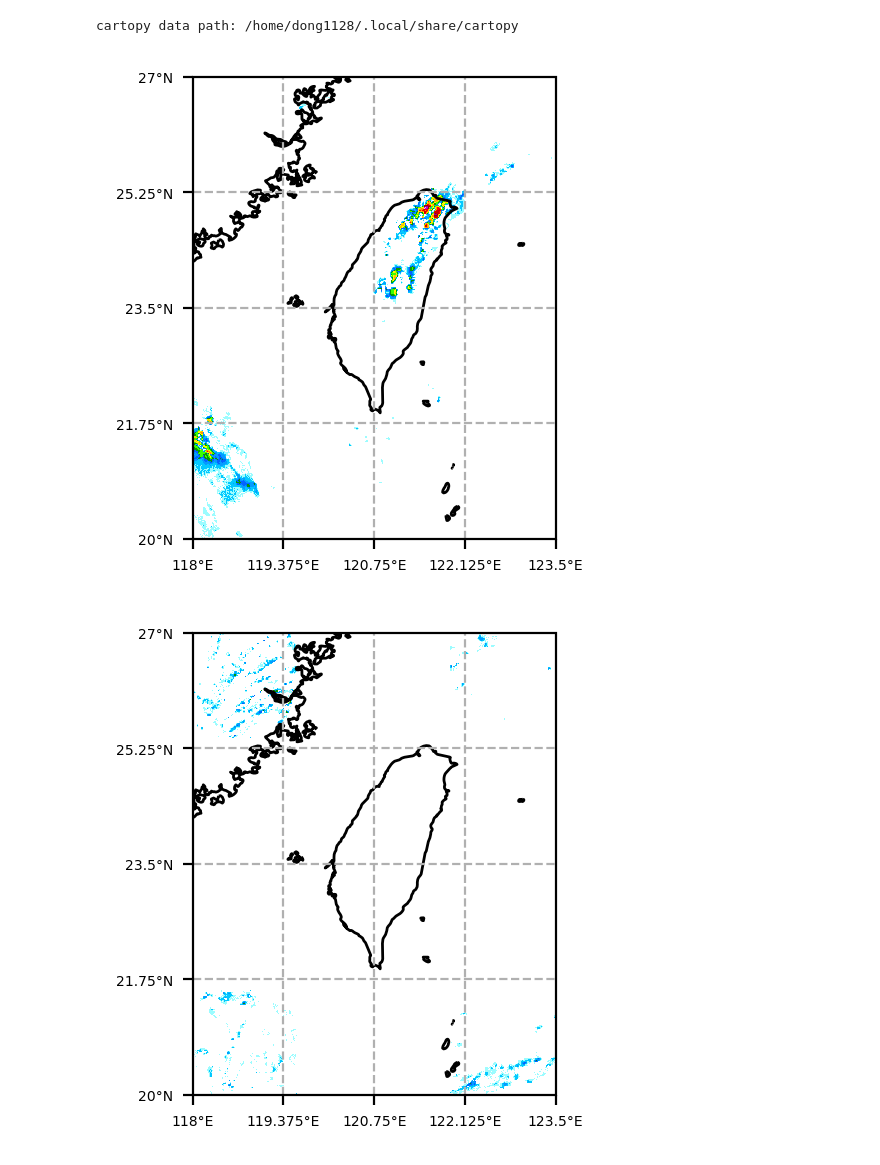
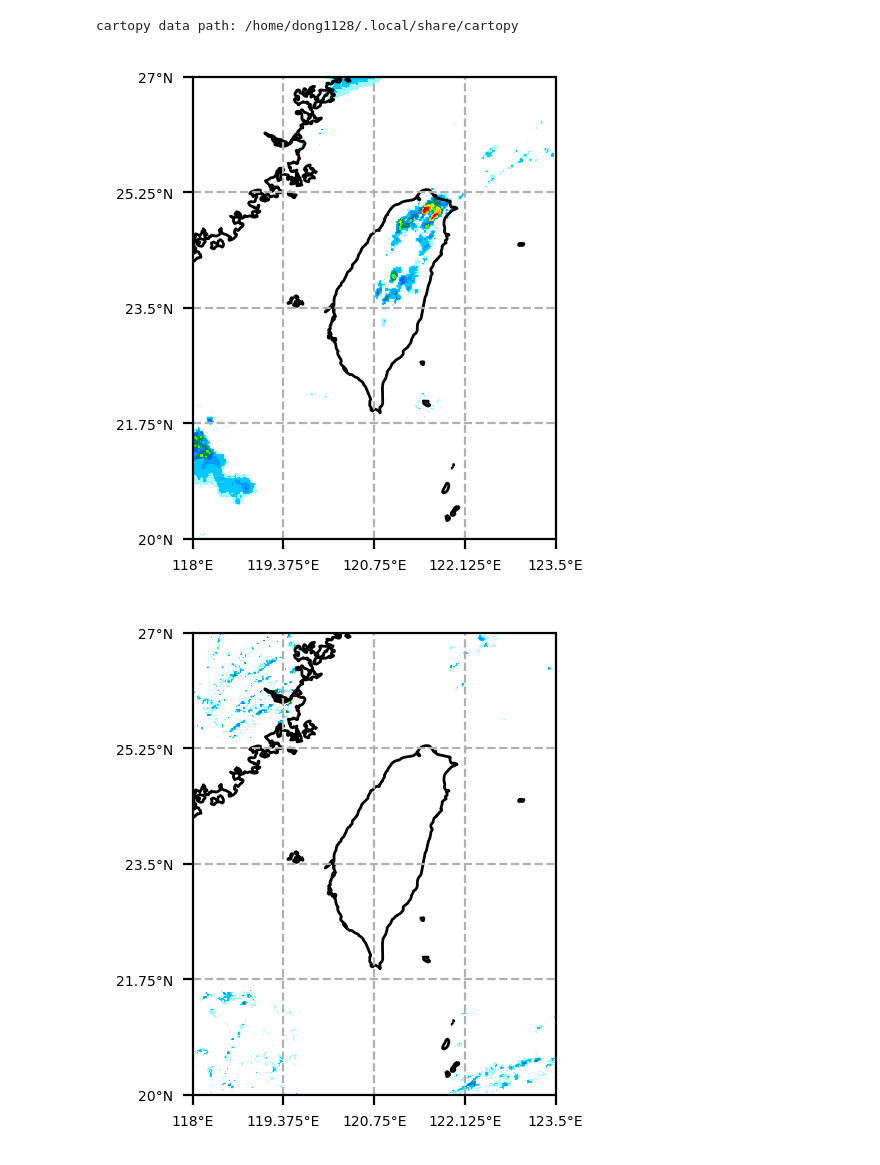
Before and after one commit to Chia-Tung/deepQPF_preparation, a Jupyter notebook: notebook/plot_figure.ipynb, the cells around one changed output. Drawn from its saved outputs; the diff is of its cells as text; code cells hidden in the pictures.

```diff
--- a/notebook/plot_figure.ipynb
+++ b/notebook/plot_figure.ipynb
@@ -24,12 +34,12 @@ from src.plot_map import plot
 # %% [output]
 cartopy data path: /home/dong1128/.local/share/cartopy
 # %%
-file_path = '/work/dong1128/database/rain_rate_ten_min/2021/202106/20210604/20210604_0530.nc'
+file_path = '/work/dong1128/database/rain_accu_ten_min/2021/202106/20210604/20210604_0530.nc'
 data, lon, lat = du.Netcdf4DataLoader(file_path).extract_data('qperr', 'lon', 'lat')
 
 plot(lon, lat, data, lon.min(), lon.max(), lat.min(), lat.max())
 # %% [output]
-[figure, old version]
+[figure, new version]
 # %%
 file_name = "/work/dong1128/database/rain_rate_compressed/2019/201901/20190101/20190101_0120.nc.gz"
 lon = np.linspace(118, 123.5, 441)
```
Also changed, not shown: parts of 1 cell of this notebook, 7 other files.
